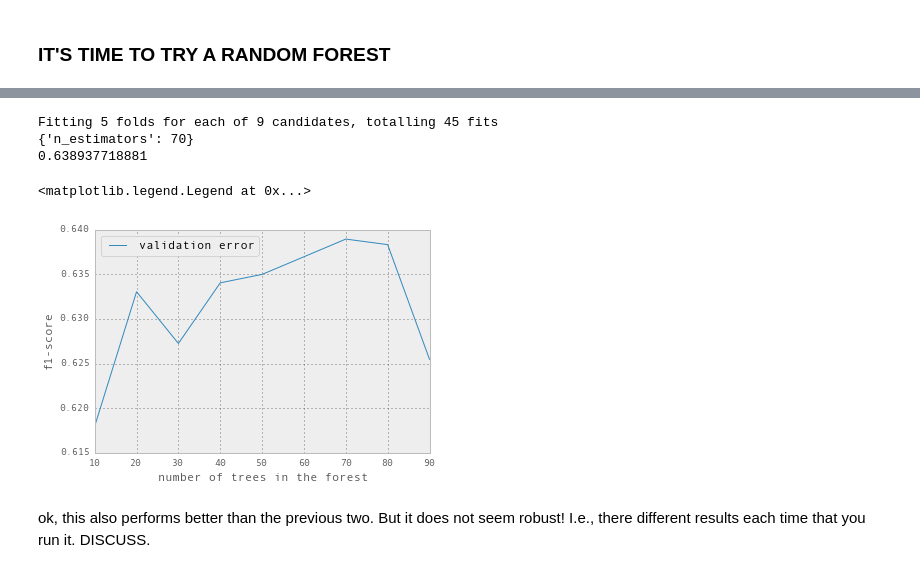
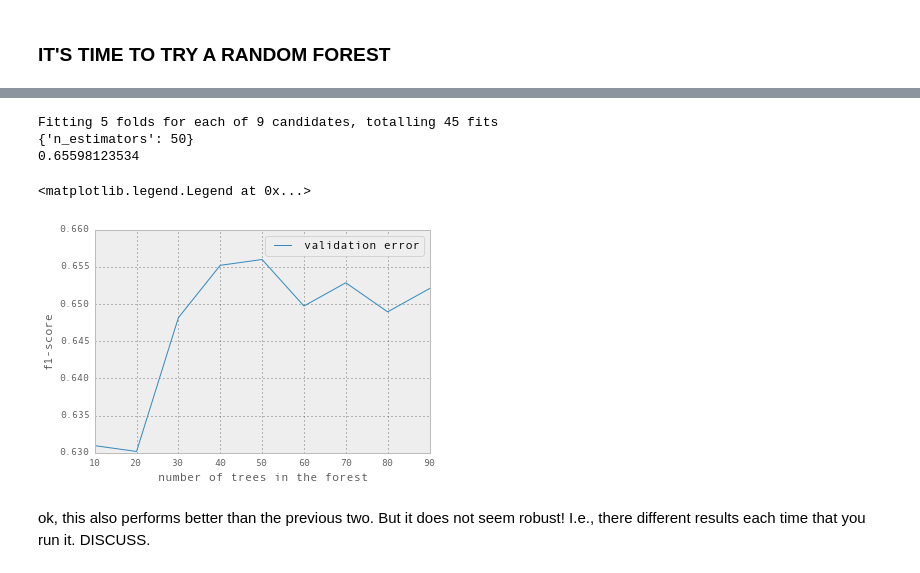
Before and after one commit to hugobowne/machine_learning_techniques, a Jupyter notebook: wine_quality/ipython_notebooks/Predicting_Wine_Quality.ipynb, the cells around one changed output, grey strips where cells are left out. Cells and saved outputs as stored; diff of their text form; code cells hidden in the pictures.

```diff
--- a/wine_quality/ipython_notebooks/Predicting_Wine_Quality.ipynb
+++ b/wine_quality/ipython_notebooks/Predicting_Wine_Quality.ipynb
@@ -162,10 +162,11 @@ from sklearn.svm import LinearSVC
 svm = LinearSVC() # Instantiate the model.
 from sklearn.grid_search import GridSearchCV
 from sklearn.metrics import classification_report
+from sklearn.cross_validation import cross_val_score
 #also see here: http://scikit-learn.org/stable/auto_examples/grid_search_digits.html
 svm = LinearSVC() # Instantiate the model
 tuned_parameters = {'C':10.**np.arange(-3,5)}
-grid_search = GridSearchCV( svm , param_grid = tuned_parameters , cv = 5 ,verbose = 1 )
+grid_search = GridSearchCV( svm , param_grid = tuned_parameters , scoring= 'f1_micro', cv = 5 ,verbose = 1 )
 #number of folds must be < than the size of the least populated class
 grid_search.fit(X_train, y_train);
 print(grid_search.best_params_)
@@ -175,7 +176,7 @@ print(grid_search.best_score_)
 ##E.g. gives "accuracy" for SVMs:
 ##http://scikit-learn.org/stable/modules/generated/sklearn.svm.LinearSVC.html
 plt.plot([c.mean_validation_score for c in grid_search.grid_scores_], label="validation error")
-plt.xticks(np.arange(6), tuned_parameters['C']); plt.xlabel("C"); plt.ylabel("Accuracy");plt.legend(loc='best');
+plt.xticks(np.arange(6), tuned_parameters['C']); plt.xlabel("C"); plt.ylabel("f1-score");plt.legend(loc='best');
 #see this thread concerning mean_training_score:
 #http://stackoverflow.com/questions/23389334/how-to-calculate-the-mean-training-score-using-gridsearchcv-in-scikit-learns
 # %% [output]
@@ -193,11 +194,11 @@ that's pretty poor performance! Note: I tried more folds but the algorithm compl
 from sklearn.svm import SVC
 svm1 = SVC(kernel='rbf')# Instantiate the model (SVM w/ Gaussian kernel)
 tuned_parameters = {'C':10.**np.arange(-3,5)}
-grid_search1 = GridSearchCV( svm1 , param_grid = tuned_parameters , cv = 5 ,verbose = 1 )
+grid_search1 = GridSearchCV( svm1 , param_grid = tuned_parameters , scoring= 'f1_micro', cv = 5 ,verbose = 1 )
 grid_search1.fit(X_train, y_train);
 print(grid_search1.best_params_)
 print(grid_search1.best_score_)
 plt.plot([c.mean_validation_score for c in grid_search1.grid_scores_], label="validation error")
-plt.xticks(np.arange(6), tuned_parameters['C']); plt.xlabel("C"); plt.ylabel("Accuracy");plt.legend(loc='best');
+plt.xticks(np.arange(6), tuned_parameters['C']); plt.xlabel("C"); plt.ylabel("f1-score");plt.legend(loc='best');
 # %% [output]
 [Parallel(n_jobs=1)]: Done   1 jobs       | elapsed:    0.1s
@@ -215,7 +216,7 @@ from sklearn.ensemble import RandomForestClassifier
 #a random forest builds many randomized decision trees and averages their results.
 rf = RandomForestClassifier() #Instantiate the model.
 tuned_parameters = {'n_estimators':10*np.arange(1,10)}
-grid_search2 = GridSearchCV( rf , param_grid = tuned_parameters , scoring= 'f1' ,
+grid_search2 = GridSearchCV( rf , param_grid = tuned_parameters , scoring= 'f1_micro' ,
                             cv = 5 ,verbose = 1 )
 grid_search2.fit(X_train, y_train);
 print(grid_search2.best_params_)
@@ -231,8 +232,8 @@ plt.xlabel("number of trees in the forest"); plt.ylabel("f1-score");plt.legend(l
 Fitting 5 folds for each of 9 candidates, totalling 45 fits
-{'n_estimators': 70}
-0.638937718881
+{'n_estimators': 50}
+0.65598123534
 <matplotlib.legend.Legend at 0x...>
-[figure, old version]
+[figure, new version]
 # %% [markdown]
 ok, this also performs better than the previous two. But it does not seem robust! I.e., there different results each time that you run it. DISCUSS.
 # %% [markdown]
```
Also changed, not shown: parts of 4 cells of this notebook, 3 other files.
